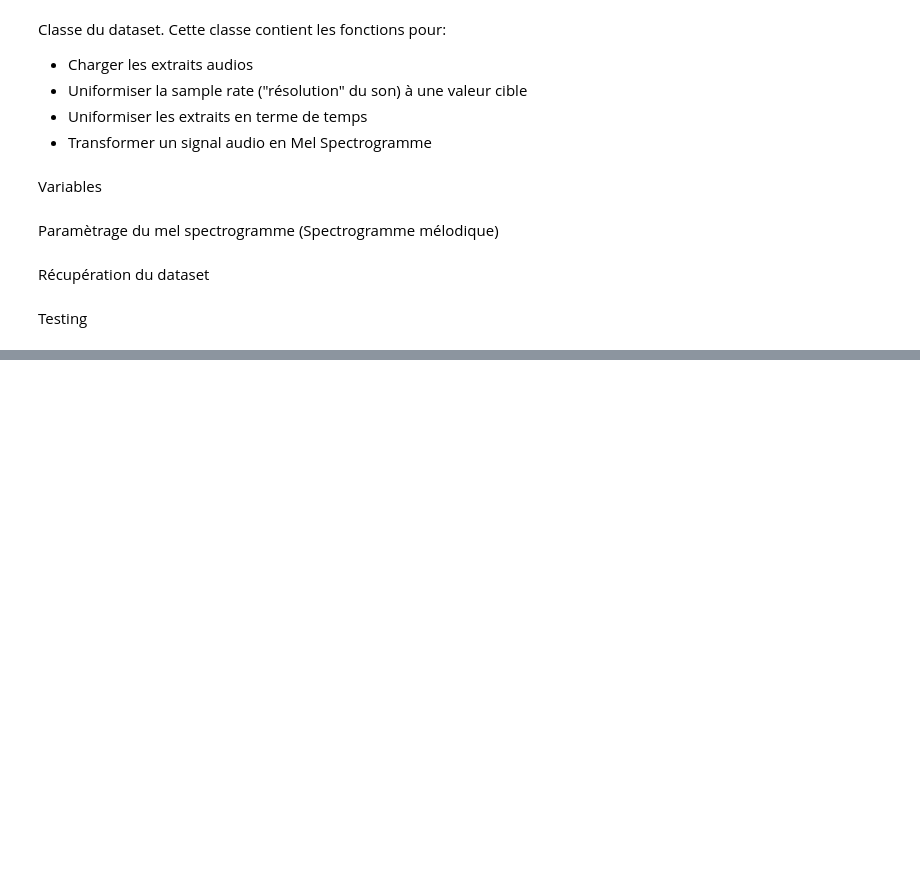
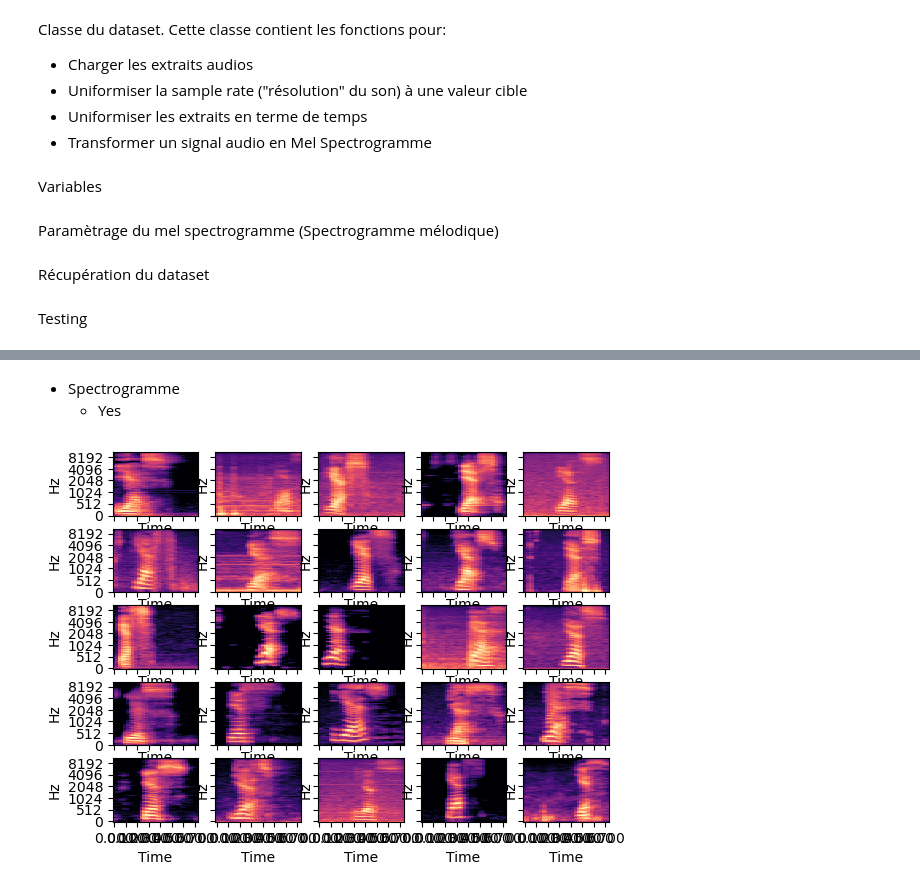
Before and after one commit to uvsq21800801/nn_simple_voice_commands, a Jupyter notebook: notebook/voice_control_nn.ipynb, the cells around one changed output, grey strips where cells are left out. Saved outputs shown, nothing was run; the diff lists cells and outputs as text; code cells hidden in the pictures; blank space fills up the shorter version.

```diff
--- a/notebook/voice_control_nn.ipynb
+++ b/notebook/voice_control_nn.ipynb
@@ -250,0 +310,7 @@ torch.Size([1, 64, 32])
+# %% [markdown]
+- Spectrogramme
+    - Yes
+# %%
+plot_nice_pics_of_sound(vcd, dimension, 'yes', 1)
+# %% [output]
+[figure, added]
```
Also changed, not shown: parts of 19 cells of this notebook.
